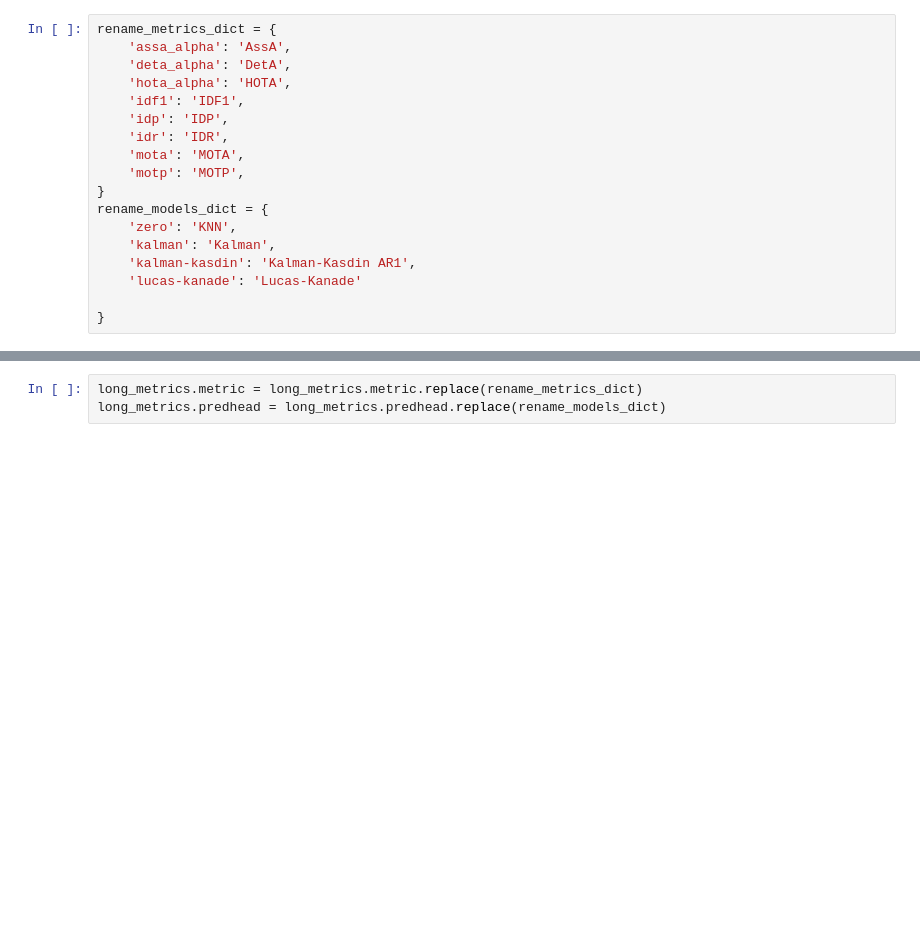
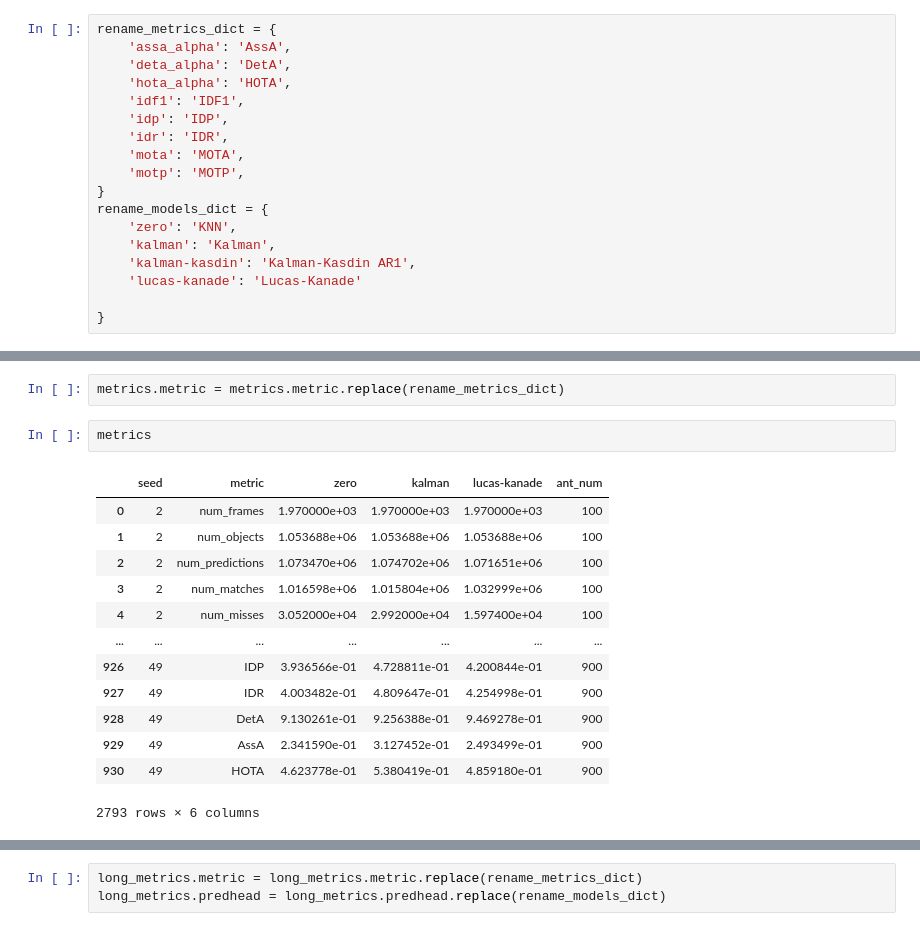
Before and after one commit to Shamaich1337/NMOT, a Jupyter notebook: notebooks/eval_pipe_montecarlo.ipynb, the cells around one changed output, grey strips where cells are left out. Cells and saved outputs as stored; diff of their text form; blank space fills up the shorter version.

```diff
--- a/notebooks/eval_pipe_montecarlo.ipynb
+++ b/notebooks/eval_pipe_montecarlo.ipynb
@@ -230,0 +304,18 @@ rename_models_dict = {
+# %%
+metrics.metric = metrics.metric.replace(rename_metrics_dict)
+# %%
+metrics
+# %% [output]
+|  | seed | metric | zero | kalman | lucas-kanade | ant_num |
+| 0 | 2 | num_frames | 1.970000e+03 | 1.970000e+03 | 1.970000e+03 | 100 |
+| 1 | 2 | num_objects | 1.053688e+06 | 1.053688e+06 | 1.053688e+06 | 100 |
+| 2 | 2 | num_predictions | 1.073470e+06 | 1.074702e+06 | 1.071651e+06 | 100 |
+| 3 | 2 | num_matches | 1.016598e+06 | 1.015804e+06 | 1.032999e+06 | 100 |
+| 4 | 2 | num_misses | 3.052000e+04 | 2.992000e+04 | 1.597400e+04 | 100 |
+| ... | ... | ... | ... | ... | ... | ... |
+| 926 | 49 | IDP | 3.936566e-01 | 4.728811e-01 | 4.200844e-01 | 900 |
+| 927 | 49 | IDR | 4.003482e-01 | 4.809647e-01 | 4.254998e-01 | 900 |
+| 928 | 49 | DetA | 9.130261e-01 | 9.256388e-01 | 9.469278e-01 | 900 |
+| 929 | 49 | AssA | 2.341590e-01 | 3.127452e-01 | 2.493499e-01 | 900 |
+| 930 | 49 | HOTA | 4.623778e-01 | 5.380419e-01 | 4.859180e-01 | 900 |
+2793 rows × 6 columns
```
Also changed, not shown: parts of 12 cells of this notebook, 30 other files.
